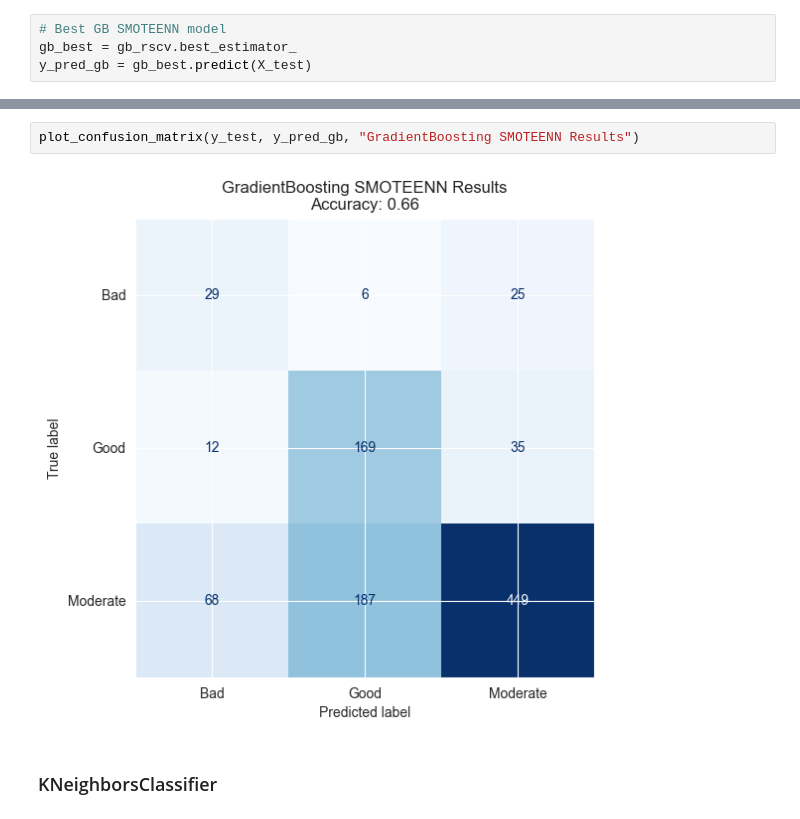
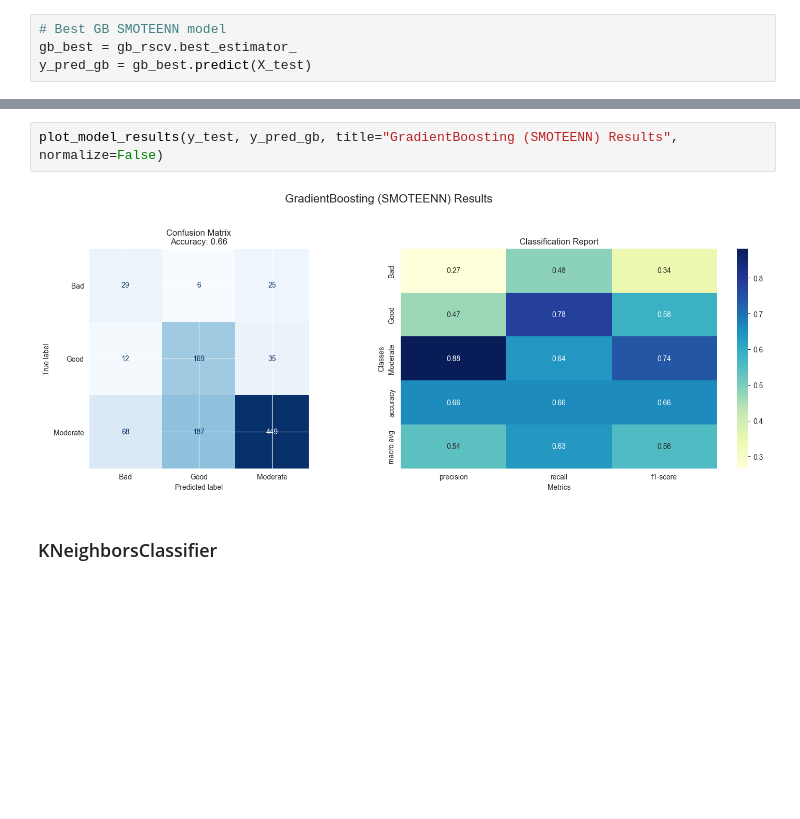
Before and after one commit to gps-stellar/Supervised-Classification-Regression, a Jupyter notebook: Winer-Recognition-Classification/Wine_Recognition_Classification.ipynb, the cells around one changed output, grey strips where cells are left out. Cells and saved outputs as stored; diff of their text form; blank space fills up the shorter version.

```diff
--- a/Winer-Recognition-Classification/Wine_Recognition_Classification.ipynb
+++ b/Winer-Recognition-Classification/Wine_Recognition_Classification.ipynb
@@ -430,7 +443,7 @@ plot_classification_report(y_test, y_pred_gb, "GradientBoosting SMOTEENN Results
-# %%
-plot_confusion_matrix(y_test, y_pred_gb, "GradientBoosting SMOTEENN Results")
-# %% [output]
-[figure, removed]
+# %%
+plot_model_results(y_test, y_pred_gb, title="GradientBoosting (SMOTEENN) Results", normalize=False)
+# %% [output]
+[figure, added]
 # %% [markdown]
 ### KNeighborsClassifier
 # %%
```
Also changed, not shown: parts of 13 cells of this notebook.
